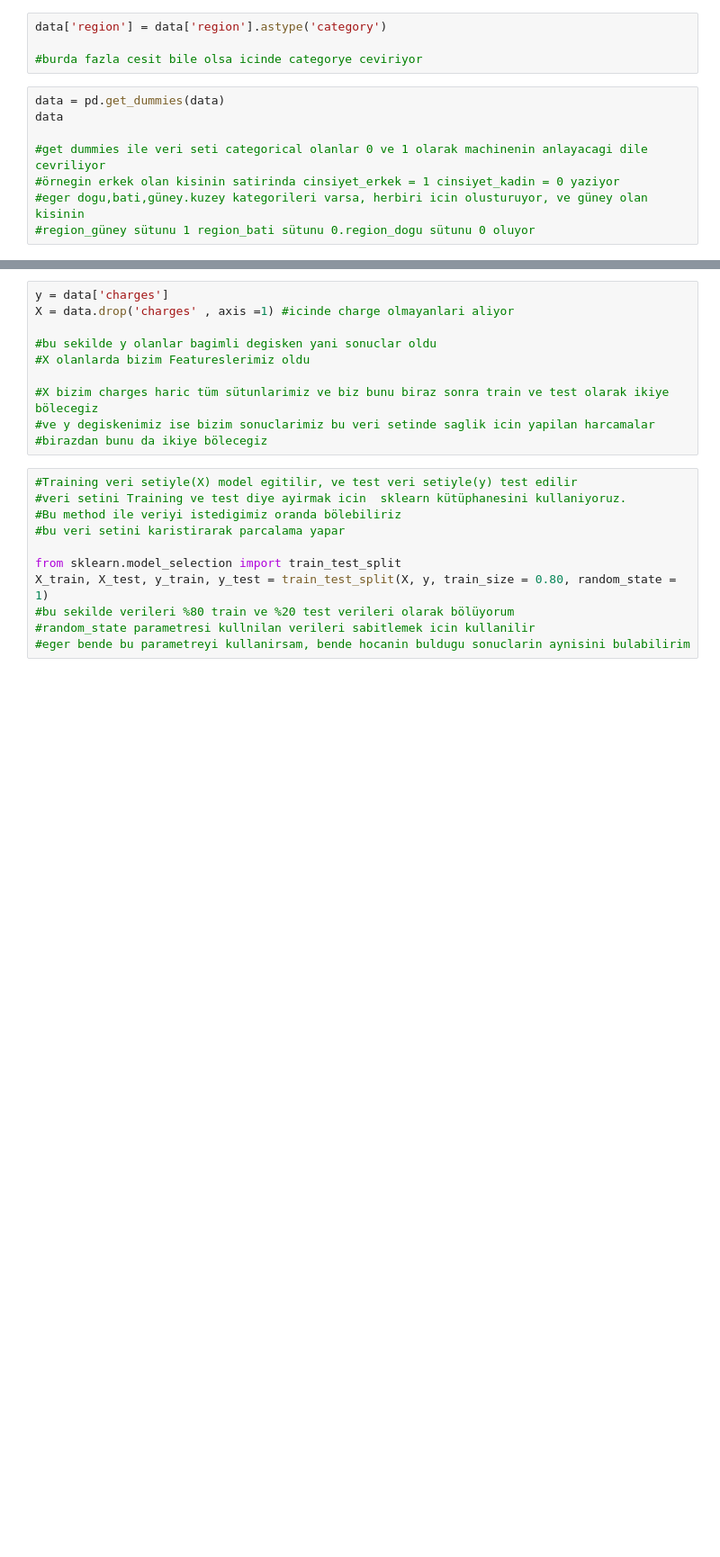
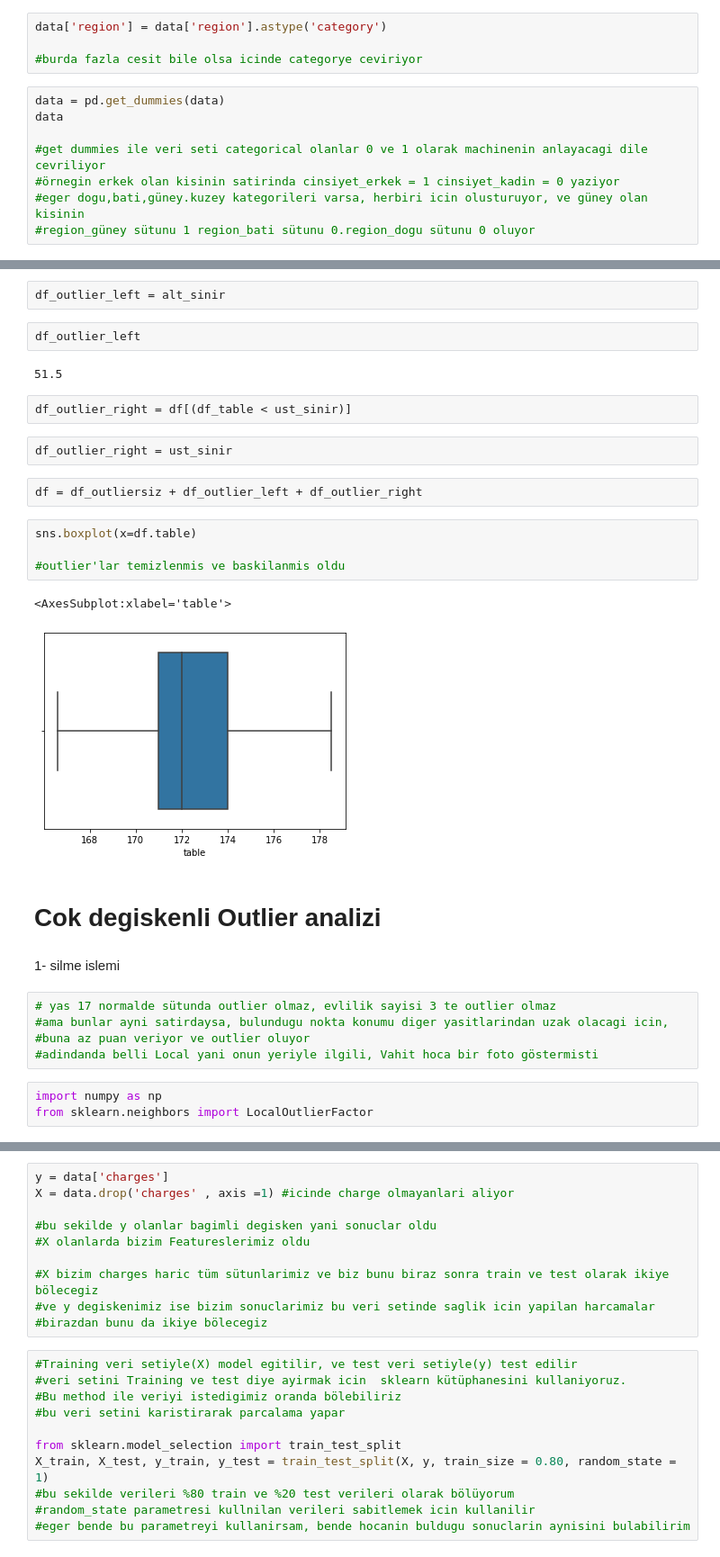
Before and after one commit to veyselaytekin1/Machine_Learning, a Jupyter notebook: ML_mySummary.ipynb, the cells around one changed output, grey strips where cells are left out. Shown at 90% size. Cells and saved outputs as stored; diff of their text form; blank space fills up the shorter version.

```diff
--- a/ML_mySummary.ipynb
+++ b/ML_mySummary.ipynb
@@ -90,0 +545,31 @@ data
+# %%
+df_outlier_left = alt_sinir
+# %%
+df_outlier_left
+# %% [output]
+51.5
+# %%
+df_outlier_right = df[(df_table < ust_sinir)]
+# %%
+df_outlier_right = ust_sinir
+# %%
+df = df_outliersiz + df_outlier_left + df_outlier_right
+# %%
+sns.boxplot(x=df.table)
+
+#outlier'lar temizlenmis ve baskilanmis oldu
+# %% [output]
+<AxesSubplot:xlabel='table'>
+[figure, added]
+# %% [markdown]
+# Cok degiskenli Outlier analizi
+# %% [markdown]
+1- silme islemi
+# %%
+# yas 17 normalde sütunda outlier olmaz, evlilik sayisi 3 te outlier olmaz
+#ama bunlar ayni satirdaysa, bulundugu nokta konumu diger yasitlarindan uzak olacagi icin,
+#buna az puan veriyor ve outlier oluyor
+#adindanda belli Local yani onun yeriyle ilgili, Vahit hoca bir foto göstermisti
+# %%
+import numpy as np
+from sklearn.neighbors import LocalOutlierFactor
```
Also changed, not shown: parts of 86 cells of this notebook, 1 other file.
